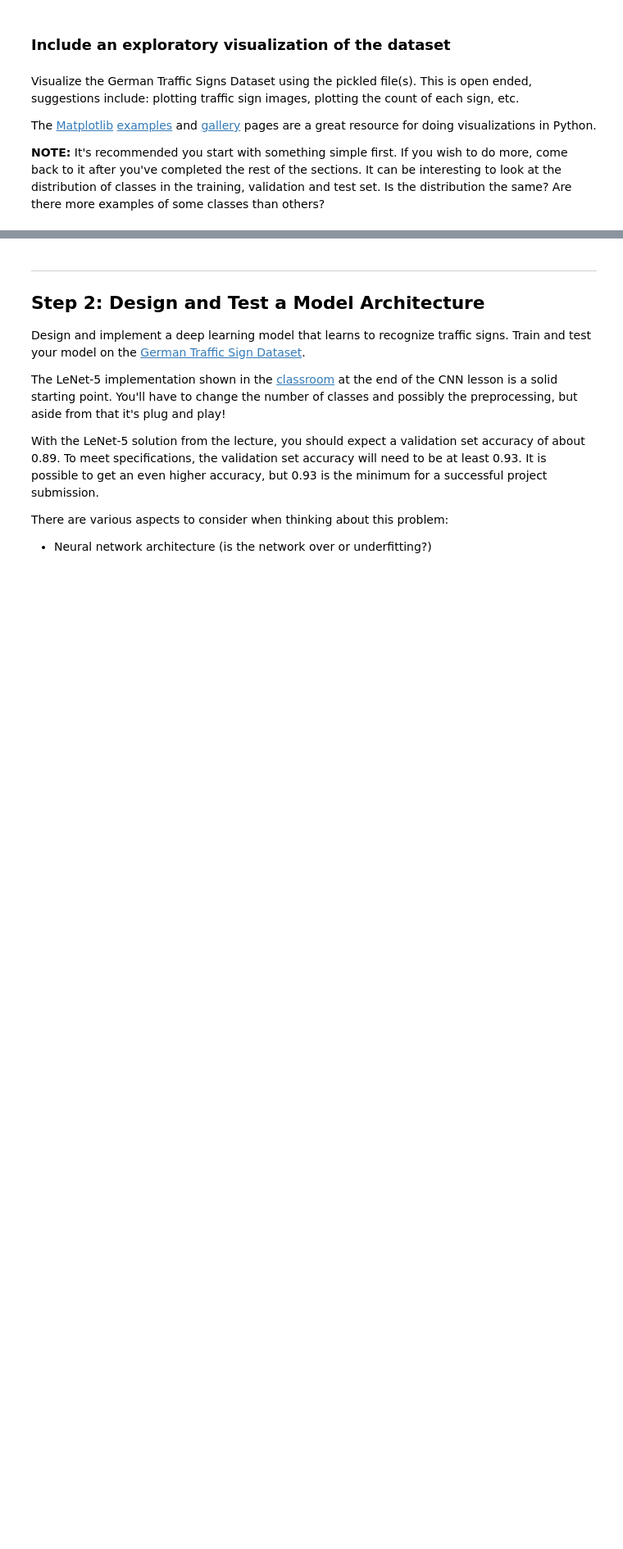
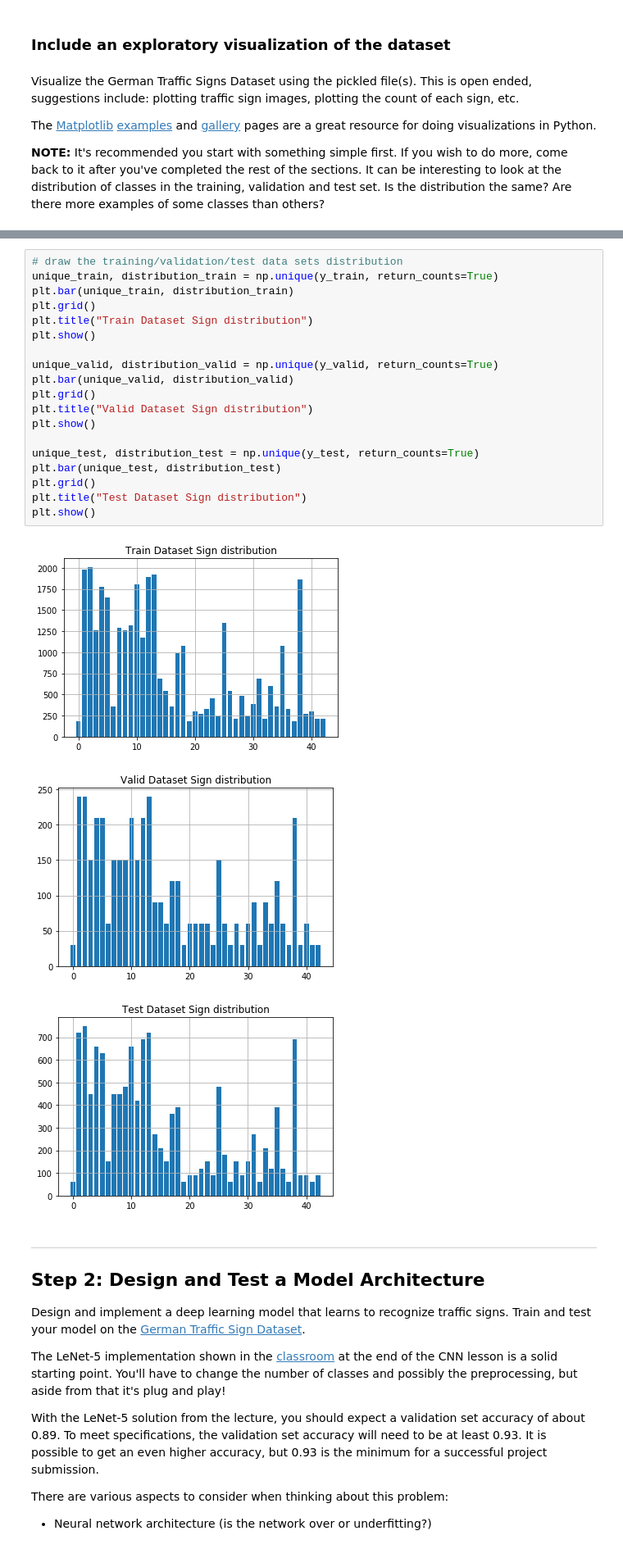
Before and after one commit to x327397818/UDC-Term1-project2, a Jupyter notebook: Traffic_Sign_Classifier.ipynb, the cells around one changed output, grey strips where cells are left out. Shown: that part at 82% size. Saved outputs shown, nothing was run; the diff lists cells and outputs as text; blank space fills up the shorter version.

```diff
--- a/Traffic_Sign_Classifier.ipynb
+++ b/Traffic_Sign_Classifier.ipynb
@@ -151,3 +151,26 @@ plt.show()
+# %%
+# draw the training/validation/test data sets distribution
+unique_train, distribution_train = np.unique(y_train, return_counts=True)
+plt.bar(unique_train, distribution_train)
+plt.grid()
+plt.title("Train Dataset Sign distribution")
+plt.show()
+
+unique_valid, distribution_valid = np.unique(y_valid, return_counts=True)
+plt.bar(unique_valid, distribution_valid)
+plt.grid()
+plt.title("Valid Dataset Sign distribution")
+plt.show()
+
+unique_test, distribution_test = np.unique(y_test, return_counts=True)
+plt.bar(unique_test, distribution_test)
+plt.grid()
+plt.title("Test Dataset Sign distribution")
+plt.show()
+# %% [output]
+[figure, added]
+[figure, added]
+[figure, added]
 # %% [markdown]
 ----
 
```
Also changed, not shown: parts of 6 cells of this notebook, 33 other files.
